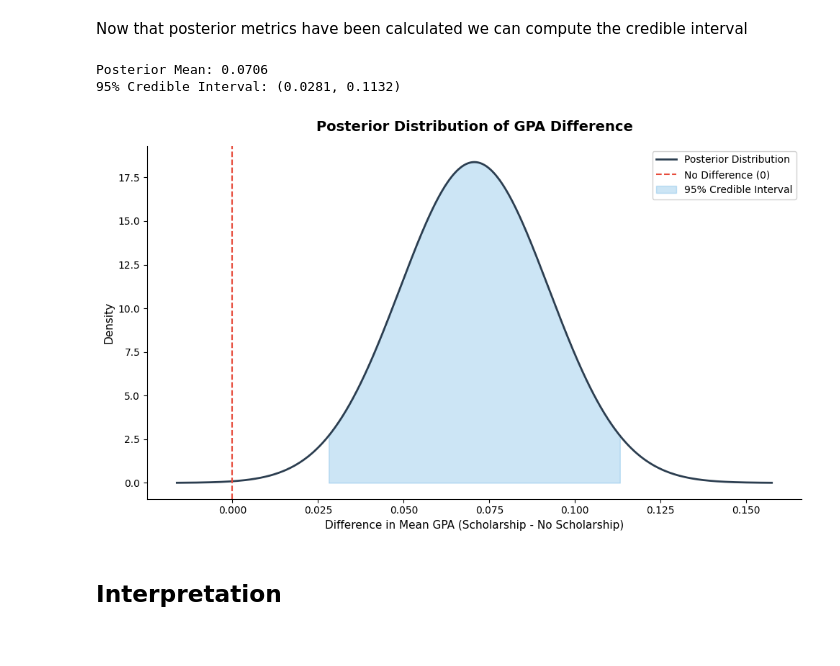
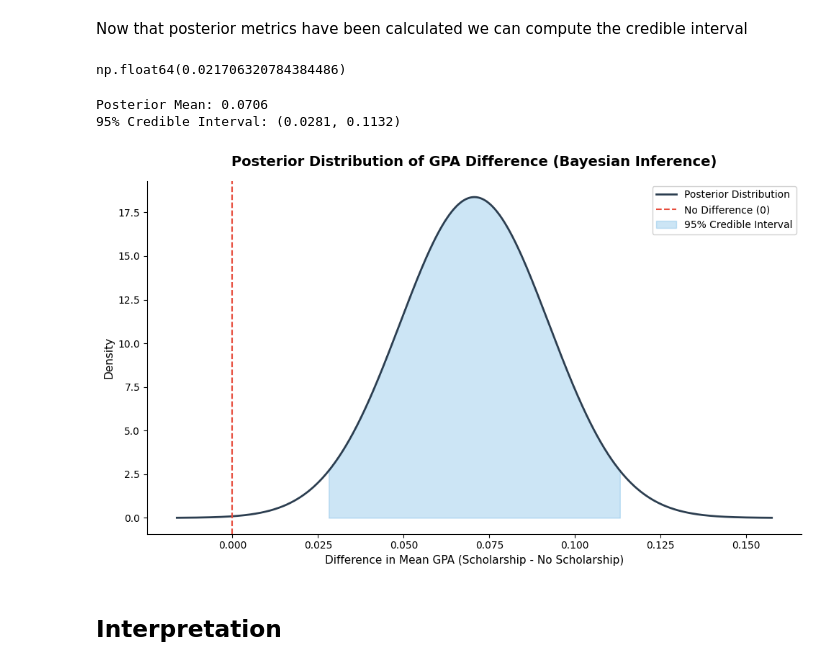
Before and after one commit to benberinsky/ds3026-final-project, a Jupyter notebook: scripts/bayesian_estimation.ipynb, the cells around one changed output. Drawn from its saved outputs; the diff is of its cells as text; code cells hidden in the pictures.

Commit message:
adding updated bayesian notebook

```diff
--- a/scripts/bayesian_estimation.ipynb
+++ b/scripts/bayesian_estimation.ipynb
@@ -105,6 +108,10 @@ post_var = 1 / posterior_precision
 post_std = np.sqrt(post_var)
 # %% [markdown]
 Now that posterior metrics have been calculated we can compute the credible interval
+# %%
+post_std
+# %% [output]
+np.float64(0.021706320784384486)
 # %%
 lower, upper = norm.interval(0.95, loc=post_mu, scale=post_std)
 
@@ -116,21 +123,21 @@ Posterior Mean: 0.0706
 # %%
 x = np.linspace(post_mu - 4*post_std, post_mu + 4*post_std, 1000)
 y = norm.pdf(x, loc=post_mu, scale=post_std)
 
 plt.figure(figsize=(10, 6))
 plt.plot(x, y, label='Posterior Distribution', color='#2c3e50', linewidth=2)
 plt.axvline(x=0, color='#e74c3c', linestyle='--', linewidth=1.5, label='No Difference (0)')
 plt.fill_between(x, y, where=(x >= lower) & (x <= upper), color='#3498db', alpha=0.25, label='95% Credible Interval')
-plt.title('Posterior Distribution of GPA Difference', fontsize=14, fontweight='bold', pad=15)
+plt.title('Posterior Distribution of GPA Difference (Bayesian Inference)', fontsize=14, fontweight='bold', pad=15)
 plt.xlabel('Difference in Mean GPA (Scholarship - No Scholarship)', fontsize=11)
 plt.ylabel('Density', fontsize=11)
 plt.legend(framealpha=0.9, fontsize=10)
 plt.gca().spines['top'].set_visible(False)
 plt.gca().spines['right'].set_visible(False)
 plt.tight_layout()
 plt.show()
 # %% [output]
-[figure, old version]
+[figure, new version]
 # %% [markdown]
 ## Interpretation
 # %% [markdown]
```
Also changed, not shown: parts of 3 cells of this notebook.
